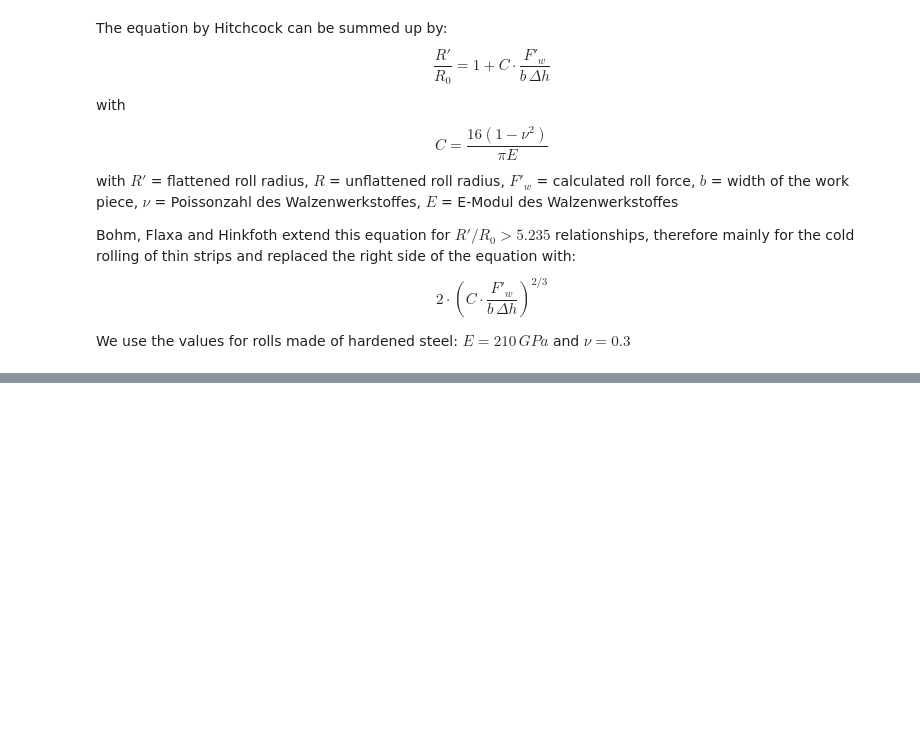
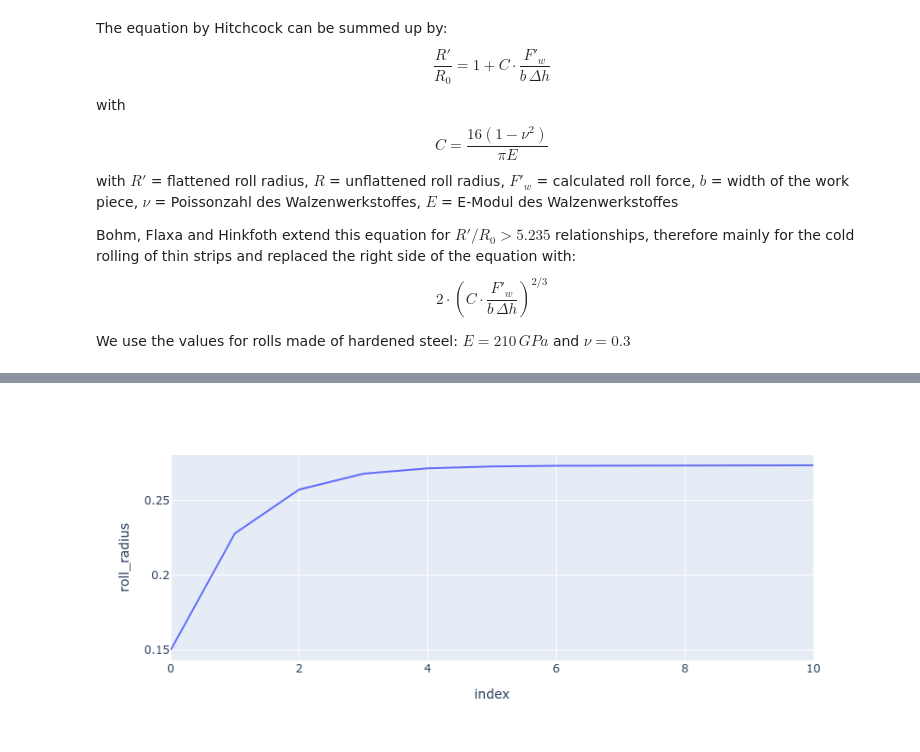
Before and after one commit to Institute-of-Metal-Forming/notebooks-ilsenburg, a Jupyter notebook: roll-flattening/roll_flattening_hitchcock.ipynb, the cells around one changed output, grey strips where cells are left out. Saved outputs shown, nothing was run; the diff lists cells and outputs as text; code cells hidden in the pictures; blank space fills up the shorter version.

```diff
--- a/roll-flattening/roll_flattening_hitchcock.ipynb
+++ b/roll-flattening/roll_flattening_hitchcock.ipynb
@@ -121,0 +172,4 @@ print(f"Finished calculating after {i} iterations.")
+# %%
+px.line(df, y="roll_radius")
+# %% [output]
+[figure, added]
```
Also changed, not shown: parts of 30 cells of this notebook, 15 other files.
